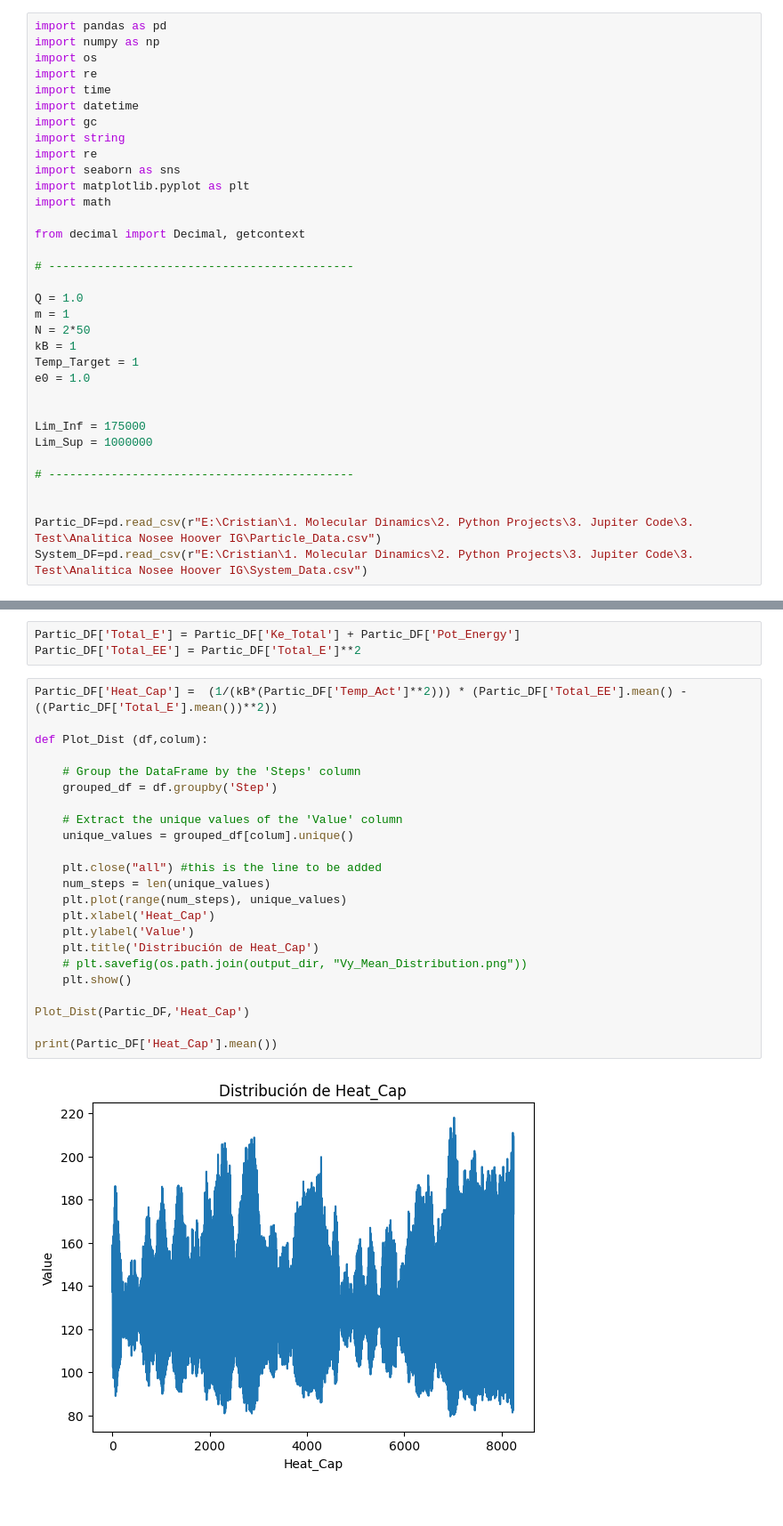
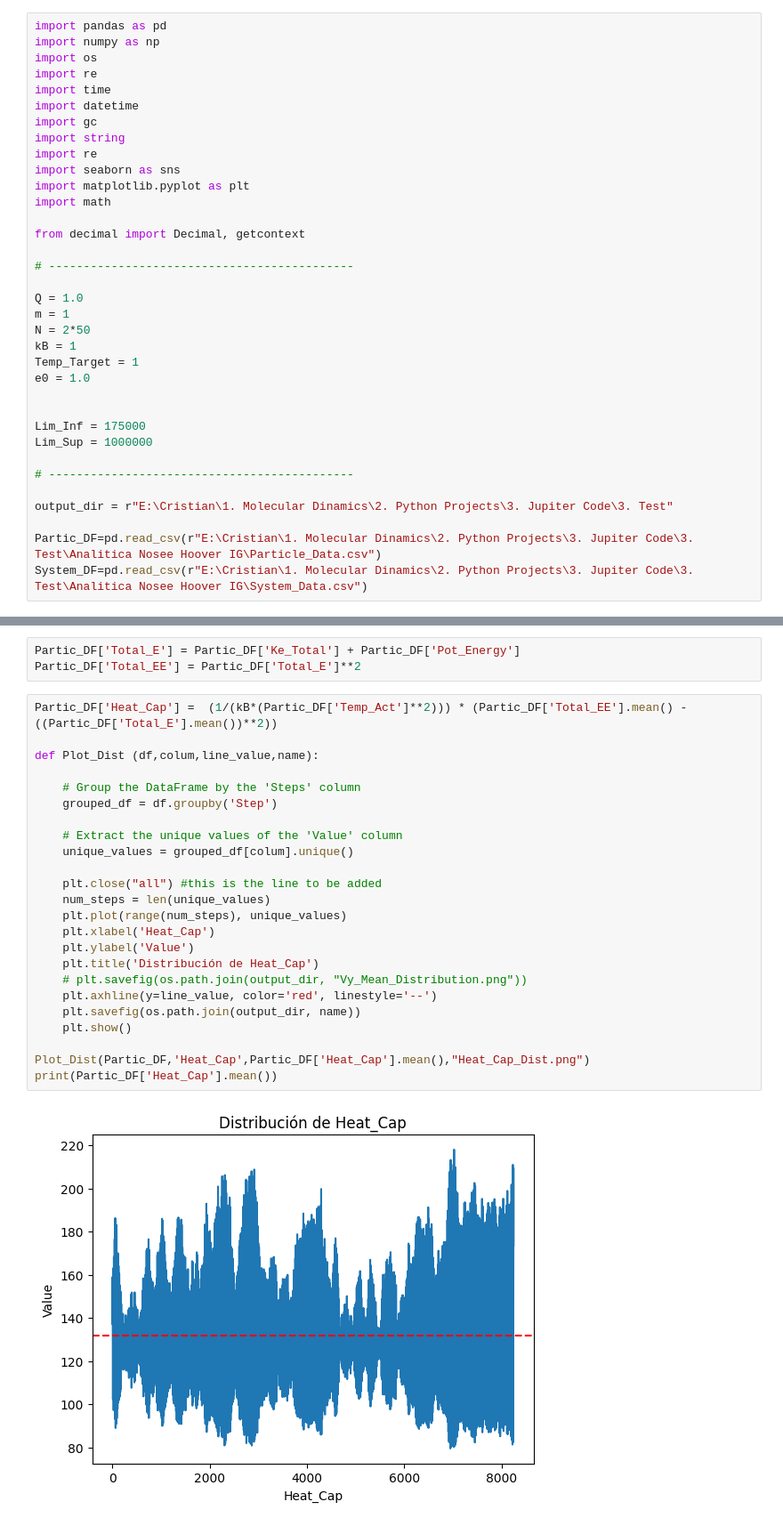
Before and after one commit to CristianC2002/Molecular_Dynamics__Disc-Model, a Jupyter notebook: Data_Analysis.ipynb, the cells around one changed output, grey strips where cells are left out. Shown: that part at 89% size. Drawn from its saved outputs; the diff is of its cells as text.

```diff
--- a/Data_Analysis.ipynb
+++ b/Data_Analysis.ipynb
@@ -29,6 +29,7 @@ Lim_Sup = 1000000
 
 # --------------------------------------------
 
+output_dir = r"E:\Cristian\1. Molecular Dinamics\2. Python Projects\3. Jupiter Code\3. Test"
 
 Partic_DF=pd.read_csv(r"E:\Cristian\1. Molecular Dinamics\2. Python Projects\3. Jupiter Code\3. Test\Analitica Nosee Hoover IG\Particle_Data.csv")
 System_DF=pd.read_csv(r"E:\Cristian\1. Molecular Dinamics\2. Python Projects\3. Jupiter Code\3. Test\Analitica Nosee Hoover IG\System_Data.csv")
@@ -247,26 +251,27 @@ Partic_DF['Total_EE'] = Partic_DF['Total_E']**2
 # %%
 Partic_DF['Heat_Cap'] =  (1/(kB*(Partic_DF['Temp_Act']**2))) * (Partic_DF['Total_EE'].mean() - ((Partic_DF['Total_E'].mean())**2))
 
-def Plot_Dist (df,colum):
+def Plot_Dist (df,colum,line_value,name):
 
     # Group the DataFrame by the 'Steps' column
     grouped_df = df.groupby('Step')
 
     # Extract the unique values of the 'Value' column
     unique_values = grouped_df[colum].unique()
 
     plt.close("all") #this is the line to be added
     num_steps = len(unique_values)
     plt.plot(range(num_steps), unique_values)
     plt.xlabel('Heat_Cap')
     plt.ylabel('Value')
     plt.title('Distribución de Heat_Cap')
     # plt.savefig(os.path.join(output_dir, "Vy_Mean_Distribution.png"))
+    plt.axhline(y=line_value, color='red', linestyle='--')
+    plt.savefig(os.path.join(output_dir, name))
     plt.show()
 
-Plot_Dist(Partic_DF,'Heat_Cap')
-
+Plot_Dist(Partic_DF,'Heat_Cap',Partic_DF['Heat_Cap'].mean(),"Heat_Cap_Dist.png")
 print(Partic_DF['Heat_Cap'].mean())
 # %% [output]
-[figure, old version]
+[figure, new version]
 132.05188432313898
```
Also changed, not shown: parts of 3 cells of this notebook, 4 other files.
